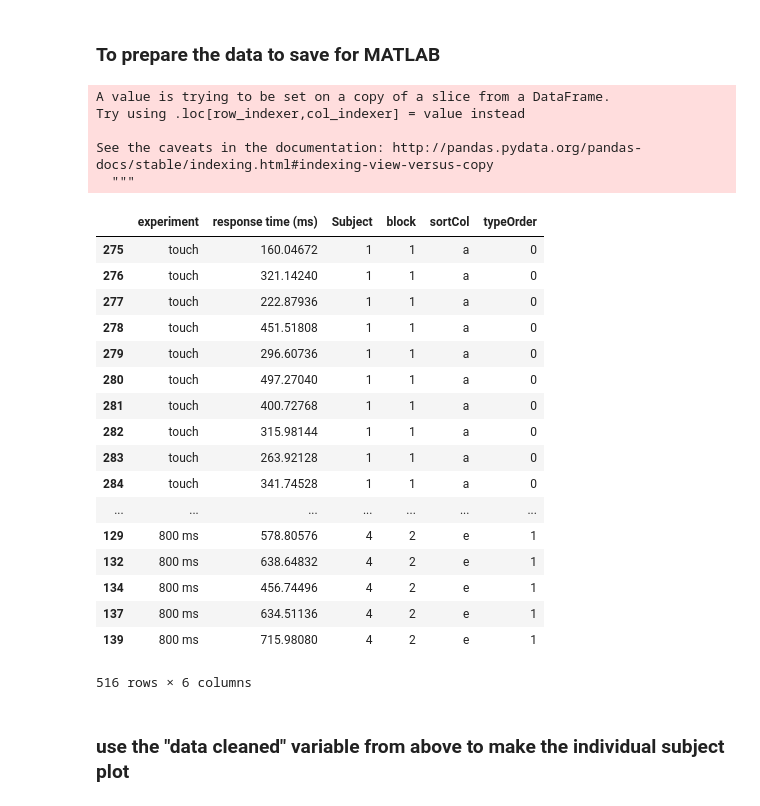
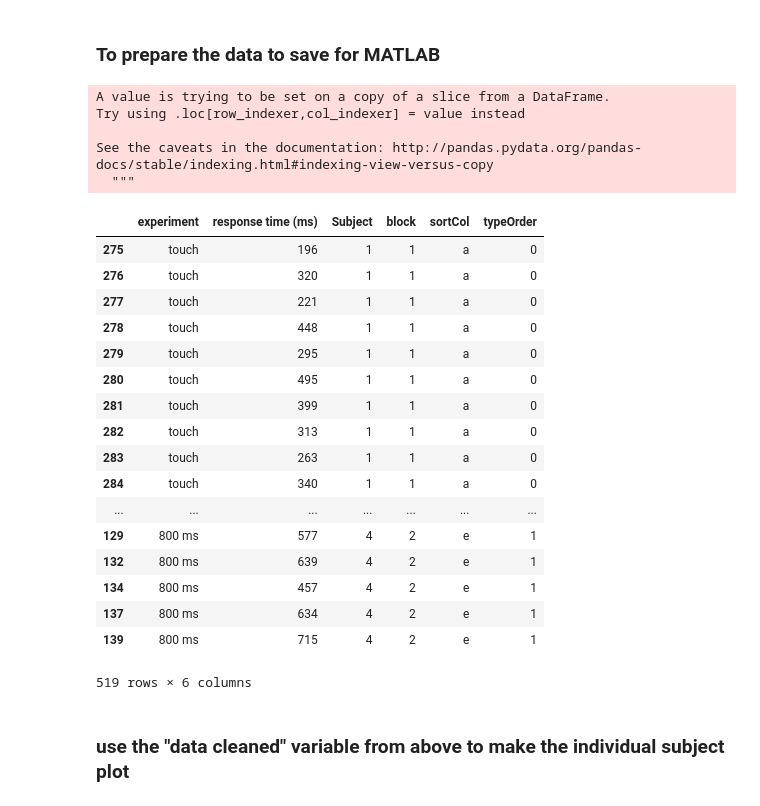
Before and after one commit to davidjuliancaldwell/responseTimingPaper, a Jupyter notebook: plotting_response_time_data.ipynb, the cells around one changed output. Drawn from its saved outputs; the diff is of its cells as text; code cells hidden in the pictures.

```diff
--- a/plotting_response_time_data.ipynb
+++ b/plotting_response_time_data.ipynb
@@ -24,13 +24,13 @@ saveMat = True
 ### import the .mat data files
 # %%
 
-mat1 = loadmat('693ffd_compareResponse_block_tactorSub1.mat',squeeze_me=1)
-mat2 = loadmat('693ffd_compareResponse_block_tactorSub2.mat',squeeze_me=1)
-mat3 = loadmat('c19968_compareResponse_block_tactorSub1.mat',squeeze_me=1)
-mat4 = loadmat('c19968_compareResponse_block_tactorSub2.mat',squeeze_me=1)
-mat5 = loadmat('acabb1_compareResponse_tactorSub.mat',squeeze_me=1)
-mat6 = loadmat('2fd831_compareResponse_block_tactorSub1.mat',squeeze_me=1)
-mat7 = loadmat('2fd831_compareResponse_block_tactorSub2.mat',squeeze_me=1)
+mat1 = loadmat('693ffd_compareResponse_block_1_changePts_noDelay.mat',squeeze_me=1)
+mat2 = loadmat('693ffd_compareResponse_block_2_changePts_noDelay.mat',squeeze_me=1)
+mat3 = loadmat('c19968_compareResponse_block_1_changePts_noDelay.mat',squeeze_me=1)
+mat4 = loadmat('c19968_compareResponse_block_2_changePts_noDelay.mat',squeeze_me=1)
+mat5 = loadmat('acabb1_compareResponse_changePts_noDelay.mat',squeeze_me=1)
+mat6 = loadmat('2fd831_compareResponse_block_1_changePts_noDelay.mat',squeeze_me=1)
+mat7 = loadmat('2fd831_compareResponse_block_2_changePts_noDelay.mat',squeeze_me=1)
 # %% [markdown]
 ### extract variables of interest
 ### respLo = the minimum response time
@@ -162,7 +150,10 @@ experimentsOfInt =  ['touch','no stimulation','off target','100 ms ','200 ms ','
 # %% [markdown]
 ### look at various metrics of interest
 # %%
-dataCleaned = resultTrim[resultTrim['experiment'].isin(experimentsOfInt)]
+#dataCleaned = resultTrim[resultTrim['experiment'].isin(experimentsOfInt)]
+dataCleaned = resultTrim
+pd.options.display.float_format = '{:,.0f}'.format
+
 dataCleaned.groupby(['experiment','Subject','block']).mean()
 dataCleaned.groupby(['experiment','Subject','block']).describe()
 dataCleaned.groupby(['Subject','experiment']).describe().round()
@@ -265,52 +256,52 @@ equiv = {'touch':'a','100 ms ':'b','200 ms ':'c','400 ms ':'d', '800 ms ':'e'}
 
 dataCleaned['sortCol'] = dataCleaned['experiment'].map(equiv)
 #dataCleaned['experiment'] = pd.Categorical(dataCleaned['experiment'], ["tactor","100 ms ","200 ms ","400 ms ", "800 ms "])
 dataCleaned=dataCleaned.assign(sortCol=dataCleaned.sortCol.apply(str)).sort_values(["Subject","sortCol"],ascending=[True,True])
 
 typeOrderSort= ['100 ms ','200 ms ','400 ms ', '800 ms ']
 dataCleaned=dataCleaned.assign(typeOrder=dataCleaned.experiment.isin(typeOrderSort))
 dataCleaned[dataCleaned['experiment']=='touch']
 
 
 if saveMat:
     # get it ready for MATLAB
     a_dict = {col_name : dataCleaned[col_name].values for col_name in dataCleaned.columns.values}
 
     ## optional if you want to save the index as an array as well:
     # a_dict[df.index.name] = df.index.values
-    scipy.io.savemat('dataCleaned_4subj_tactorSub.mat', {'struct':a_dict})
+    scipy.io.savemat('dataCleaned_4subj_ND_CP.mat', {'struct':a_dict})
 
-    dataCleaned.to_csv('dataCleaned_4subj_tactorSub.csv')
+    dataCleaned.to_csv('dataCleaned_4subj_ND_CP.csv')
 
 
 dataCleaned['typeOrder'] = dataCleaned['typeOrder'].where(dataCleaned.experiment.isin(typeOrderSort),other='0')
 dataCleaned['typeOrder'] = dataCleaned['typeOrder'].where(~dataCleaned.experiment.isin(typeOrderSort),other='1')
 
 dataCleaned
 # %% [output]
 A value is trying to be set on a copy of a slice from a DataFrame.
 Try using .loc[row_indexer,col_indexer] = value instead
 
 See the caveats in the documentation: http://pandas.pydata.org/pandas-docs/stable/indexing.html#indexing-view-versus-copy
   """
 |  | experiment | response time (ms) | Subject | block | sortCol | typeOrder |
-| 275 | touch | 160.04672 | 1 | 1 | a | 0 |
-| 276 | touch | 321.14240 | 1 | 1 | a | 0 |
-| 277 | touch | 222.87936 | 1 | 1 | a | 0 |
-| 278 | touch | 451.51808 | 1 | 1 | a | 0 |
-| 279 | touch | 296.60736 | 1 | 1 | a | 0 |
-| 280 | touch | 497.27040 | 1 | 1 | a | 0 |
-| 281 | touch | 400.72768 | 1 | 1 | a | 0 |
-| 282 | touch | 315.98144 | 1 | 1 | a | 0 |
-| 283 | touch | 263.92128 | 1 | 1 | a | 0 |
-| 284 | touch | 341.74528 | 1 | 1 | a | 0 |
+| 275 | touch | 196 | 1 | 1 | a | 0 |
+| 276 | touch | 320 | 1 | 1 | a | 0 |
+| 277 | touch | 221 | 1 | 1 | a | 0 |
+| 278 | touch | 448 | 1 | 1 | a | 0 |
+| 279 | touch | 295 | 1 | 1 | a | 0 |
+| 280 | touch | 495 | 1 | 1 | a | 0 |
+| 281 | touch | 399 | 1 | 1 | a | 0 |
+| 282 | touch | 313 | 1 | 1 | a | 0 |
+| 283 | touch | 263 | 1 | 1 | a | 0 |
+| 284 | touch | 340 | 1 | 1 | a | 0 |
 | ... | ... | ... | ... | ... | ... | ... |
-| 129 | 800 ms | 578.80576 | 4 | 2 | e | 1 |
-| 132 | 800 ms | 638.64832 | 4 | 2 | e | 1 |
-| 134 | 800 ms | 456.74496 | 4 | 2 | e | 1 |
-| 137 | 800 ms | 634.51136 | 4 | 2 | e | 1 |
-| 139 | 800 ms | 715.98080 | 4 | 2 | e | 1 |
+| 129 | 800 ms | 577 | 4 | 2 | e | 1 |
+| 132 | 800 ms | 639 | 4 | 2 | e | 1 |
+| 134 | 800 ms | 457 | 4 | 2 | e | 1 |
+| 137 | 800 ms | 634 | 4 | 2 | e | 1 |
+| 139 | 800 ms | 715 | 4 | 2 | e | 1 |
-516 rows × 6 columns
+519 rows × 6 columns
 # %% [markdown]
 ### use the "data cleaned" variable from above to make the individual subject plot
 # %%
```
Also changed, not shown: parts of 8 cells of this notebook, 18 other files.
